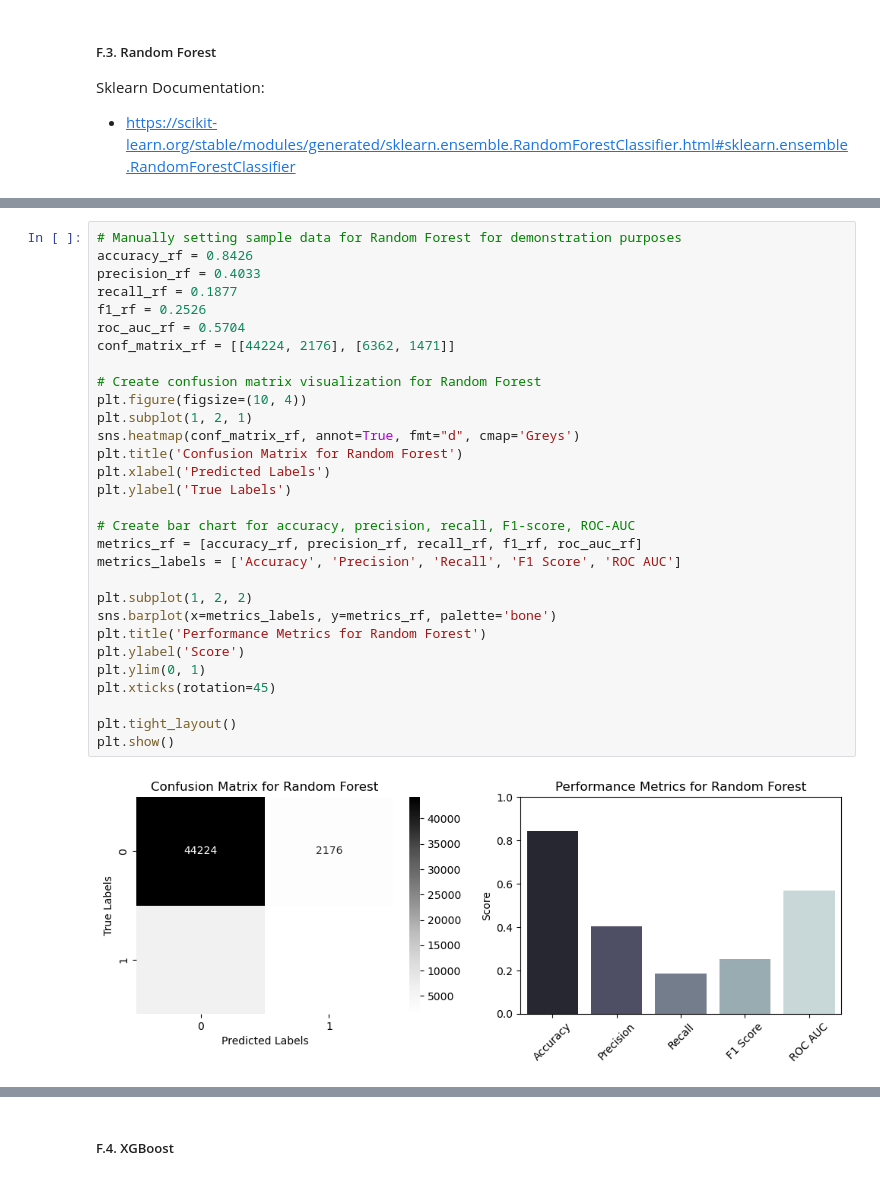
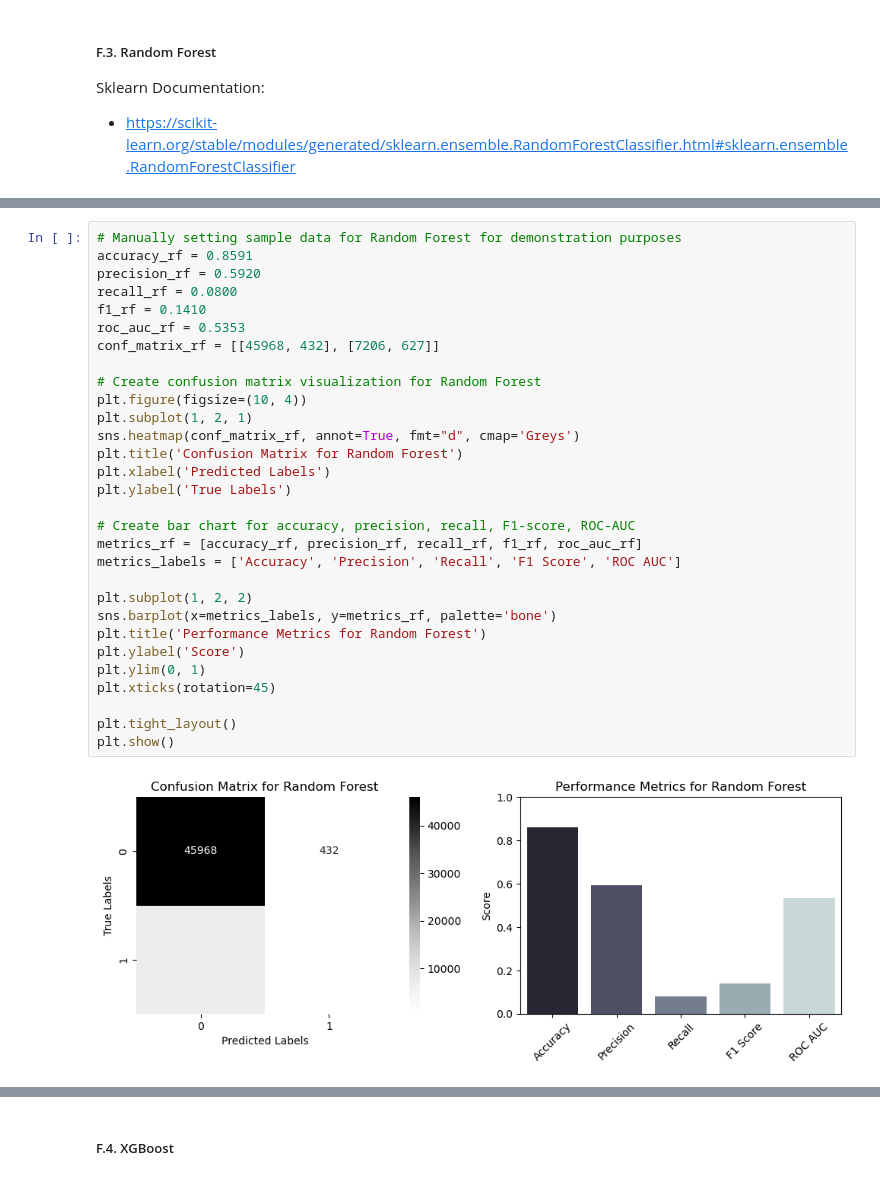
Before and after one commit to meenakshi-sethi/ML-Project-Portfolio, a Jupyter notebook: Diabetes_risk_prediction/Diabetes.ipynb, the cells around one changed output, grey strips where cells are left out. Cells and saved outputs as stored; diff of their text form.

```diff
--- a/Diabetes_risk_prediction/Diabetes.ipynb
+++ b/Diabetes_risk_prediction/Diabetes.ipynb
@@ -1224,35 +1233,35 @@ Root Mean Squared Error (RMSE): 0.3987007
 # %%
 # Manually setting sample data for Random Forest for demonstration purposes
-accuracy_rf = 0.8426
-precision_rf = 0.4033
-recall_rf = 0.1877
-f1_rf = 0.2526
-roc_auc_rf = 0.5704
-conf_matrix_rf = [[44224, 2176], [6362, 1471]]
+accuracy_rf = 0.8591
+precision_rf = 0.5920
+recall_rf = 0.0800
+f1_rf = 0.1410
+roc_auc_rf = 0.5353
+conf_matrix_rf = [[45968, 432], [7206, 627]]
 
 # Create confusion matrix visualization for Random Forest
 plt.figure(figsize=(10, 4))
 plt.subplot(1, 2, 1)
 sns.heatmap(conf_matrix_rf, annot=True, fmt="d", cmap='Greys')
 plt.title('Confusion Matrix for Random Forest')
 plt.xlabel('Predicted Labels')
 plt.ylabel('True Labels')
 
 # Create bar chart for accuracy, precision, recall, F1-score, ROC-AUC
 metrics_rf = [accuracy_rf, precision_rf, recall_rf, f1_rf, roc_auc_rf]
 metrics_labels = ['Accuracy', 'Precision', 'Recall', 'F1 Score', 'ROC AUC']
 
 plt.subplot(1, 2, 2)
 sns.barplot(x=metrics_labels, y=metrics_rf, palette='bone')
 plt.title('Performance Metrics for Random Forest')
 plt.ylabel('Score')
 plt.ylim(0, 1)
 plt.xticks(rotation=45)
 
 plt.tight_layout()
 plt.show()
 # %% [output]
-[figure, old version]
+[figure, new version]
 # %% [markdown]
 #### Random Forest prediction results with hyperparameter tuning:
 
```
Also changed, not shown: parts of 28 cells of this notebook.
